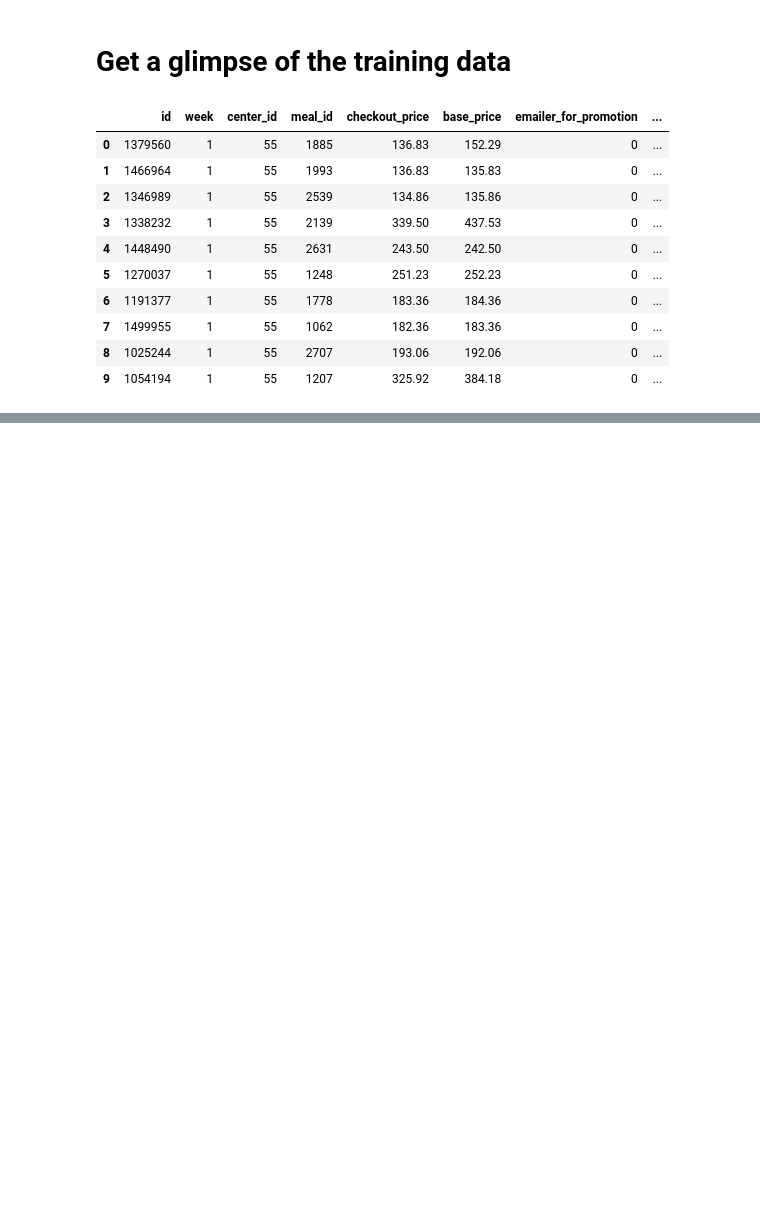
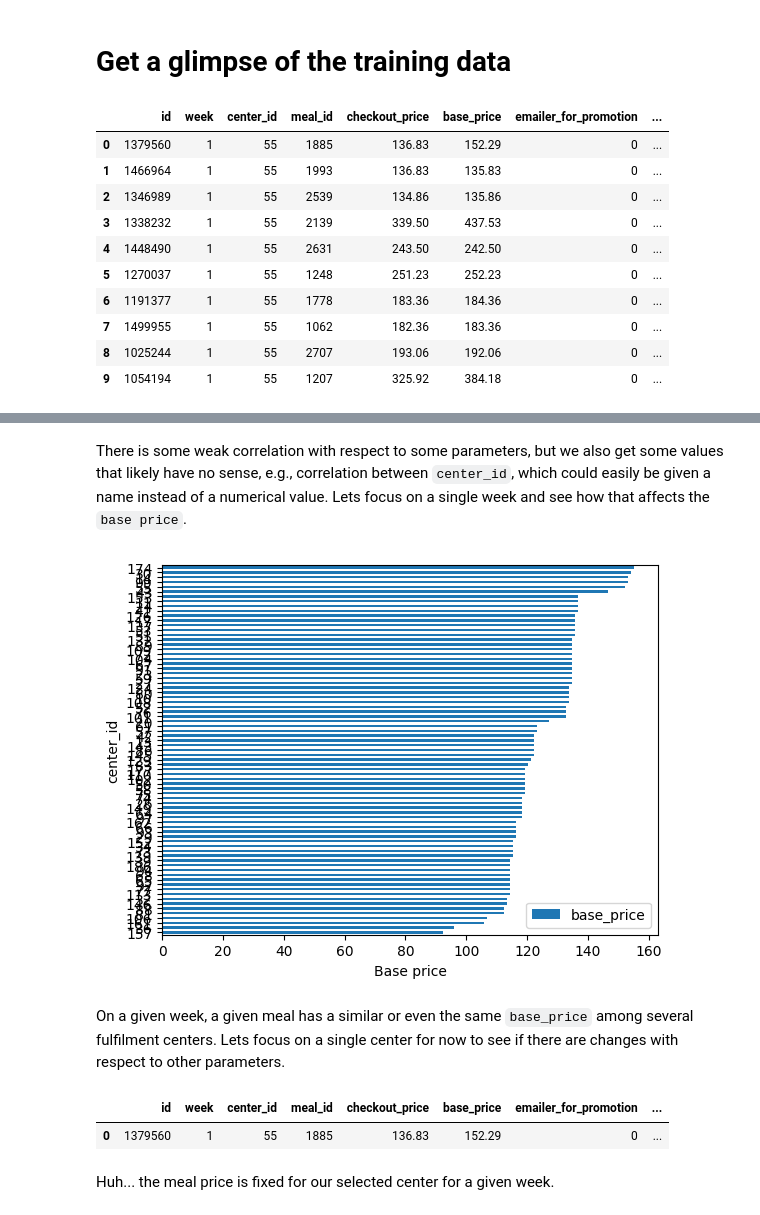
Before and after one commit to Arghantyr/Data-magic-dojo, a Jupyter notebook: datasets/food-demand-forecasting/food-demand-forecasting-EDA.ipynb, the cells around one changed output, grey strips where cells are left out. Drawn from its saved outputs; the diff is of its cells as text; code cells hidden in the pictures; blank space fills up the shorter version.

Commit message:
feat: Update EDA of train data

```diff
--- a/datasets/food-demand-forecasting/food-demand-forecasting-EDA.ipynb
+++ b/datasets/food-demand-forecasting/food-demand-forecasting-EDA.ipynb
@@ -236,0 +243,3 @@ train.head(10)
+# %%
+train['price_diff'] = train['checkout_price'] - train['base_price']
+train.head()
@@ -236,0 +287,26 @@ train.head(10)
+# %% [markdown]
+There is some weak correlation with respect to some parameters, but we also get some values that likely have no sense, e.g., correlation between `center_id`, which could easily be given a name instead of a numerical value. Lets focus on a single week and see how that affects the `base price`.
+# %%
+train.loc[(train['meal_id']==1885) & (train['week']==1), ['center_id', 'base_price']].sort_values(by='base_price').plot(
+    x='center_id',
+    kind='barh'
+)
+plt.xlabel('Base price');
+# %% [output]
+[figure, added]
+# %% [markdown]
+On a given week, a given meal has a similar or even the same `base_price` among several fulfilment centers. Lets focus on a single center for now to see if there are changes with respect to other parameters.
+# %%
+train.loc[
+    (
+        train['meal_id']==1885
+    ) & (
+        train['week']==1
+    ) & (
+        train['center_id']==55
+    ), :]
+# %% [output]
+|  | id | week | center_id | meal_id | checkout_price | base_price | emailer_for_promotion | ... |
+| 0 | 1379560 | 1 | 55 | 1885 | 136.83 | 152.29 | 0 | ... |
+# %% [markdown]
+Huh... the meal price is fixed for our selected center for a given week.
```
Also changed, not shown: parts of 18 cells of this notebook.
